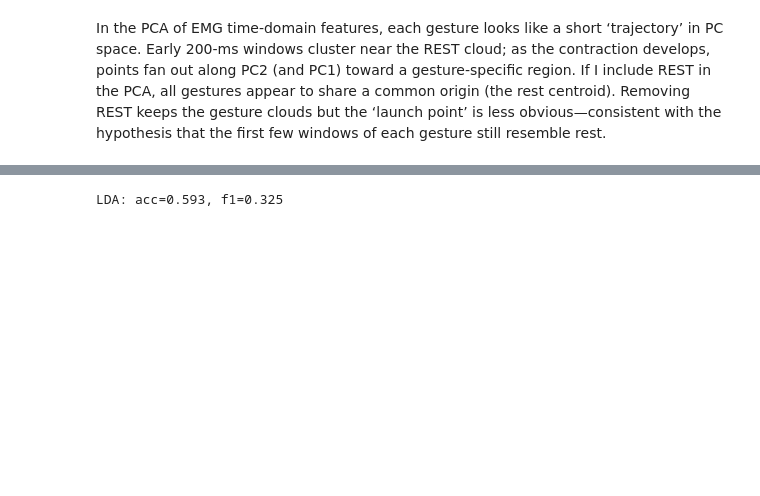
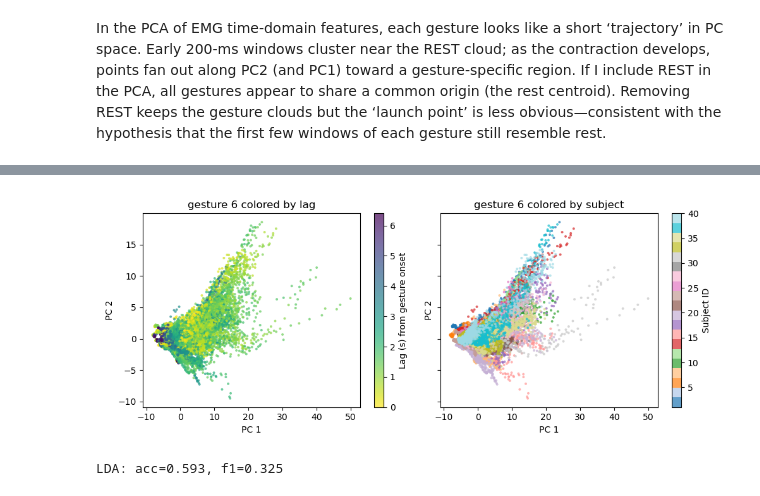
Before and after one commit to sumachinta/emg-gesture-classification-ninapro, a Jupyter notebook: notebooks/03_feature_extraction_visualization.ipynb, the cells around one changed output, grey strips where cells are left out. Cells and saved outputs as stored; diff of their text form; code cells hidden in the pictures; blank space fills up the shorter version.

```diff
--- a/notebooks/03_feature_extraction_visualization.ipynb
+++ b/notebooks/03_feature_extraction_visualization.ipynb
@@ -39,6 +40,7 @@ gesture_ids_all = data['gesture_ids_all']
 exercise_number = data['exercise_number']
 include_rest = data['include_rest']
 majority_threshold = data['majority_threshold']
+lag_s = data['lag_s']
 # %%
 # # Exclude rest class
 # from utils.postprocessing import exclude_rest_class
@@ -134,3 +165,41 @@ emg_features.shape
+# %%
+# choose which gesture to visualize
+gesture_id = 6
+
+# mask that gesture
+gmask = (y == gesture_id)
+Xg = pcs[gmask]               # shape [Ng, 2]
+lags = lag_s[gmask].astype(float)
+subjs = subject_ids[gmask]
+
+fig, axs = plt.subplots(1,2, figsize=(10,4), sharex=True, sharey=True)
+
+
+sc = axs[0].scatter(Xg[:,0], Xg[:,1],
+                 c=lags,
+                 cmap='viridis_r',   # low lag = light, high lag = dark
+                 s=8, alpha=0.7, edgecolors='none')
+
+axs[0].set_xlabel('PC 1'); axs[0].set_ylabel('PC 2')
+axs[0].set_title(f'gesture {gesture_id} colored by lag')
+cbar = plt.colorbar(sc, ax=axs[0])
+cbar.set_label('Lag (s) from gesture onset')
+
+sc = axs[1].scatter(Xg[:,0], Xg[:,1],
+                 c=subjs,
+                 cmap='tab20',   # low lag = light, high lag = dark
+                 s=8, alpha=0.7, edgecolors='none')
+
+axs[1].set_xlabel('PC 1'); axs[1].set_ylabel('PC 2')
+axs[1].set_title(f'gesture {gesture_id} colored by subject')
+# axs[1].set_xlim([-9,15])
+# axs[1].set_ylim([-5,15])
+cbar = plt.colorbar(sc, ax=axs[1])
+cbar.set_label('Subject ID')
+plt.tight_layout()
+plt.show()
+# %% [output]
+[figure, added]
 # %%
 from sklearn.preprocessing import StandardScaler
 scaler = StandardScaler()
```
Also changed, not shown: parts of 8 cells of this notebook, 10 other files.
